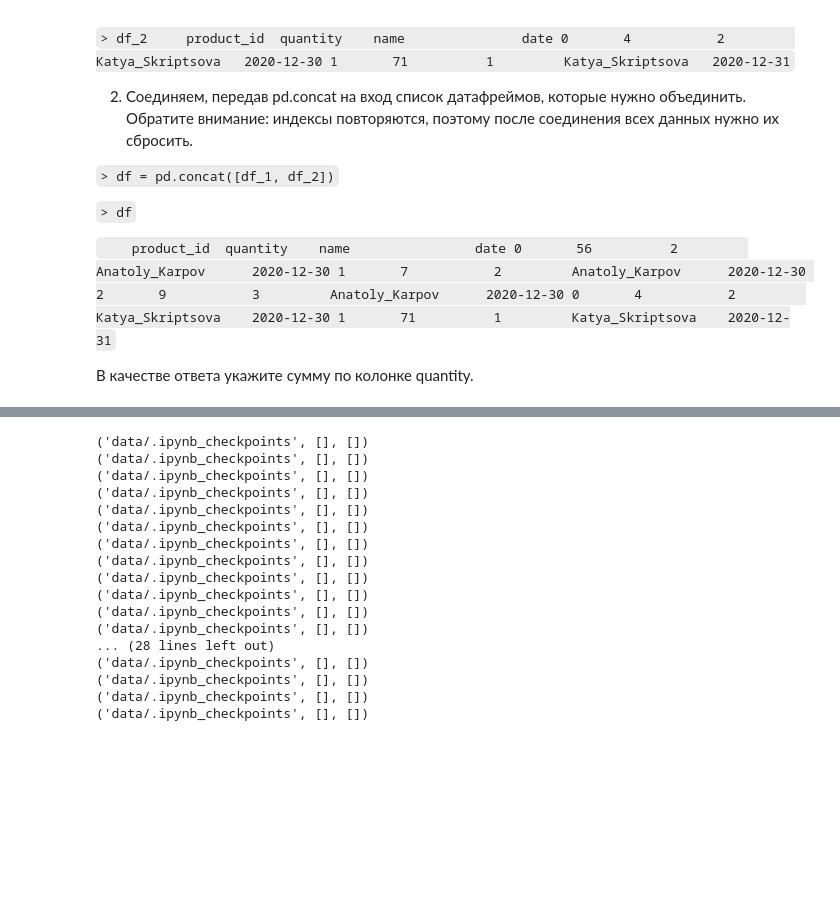
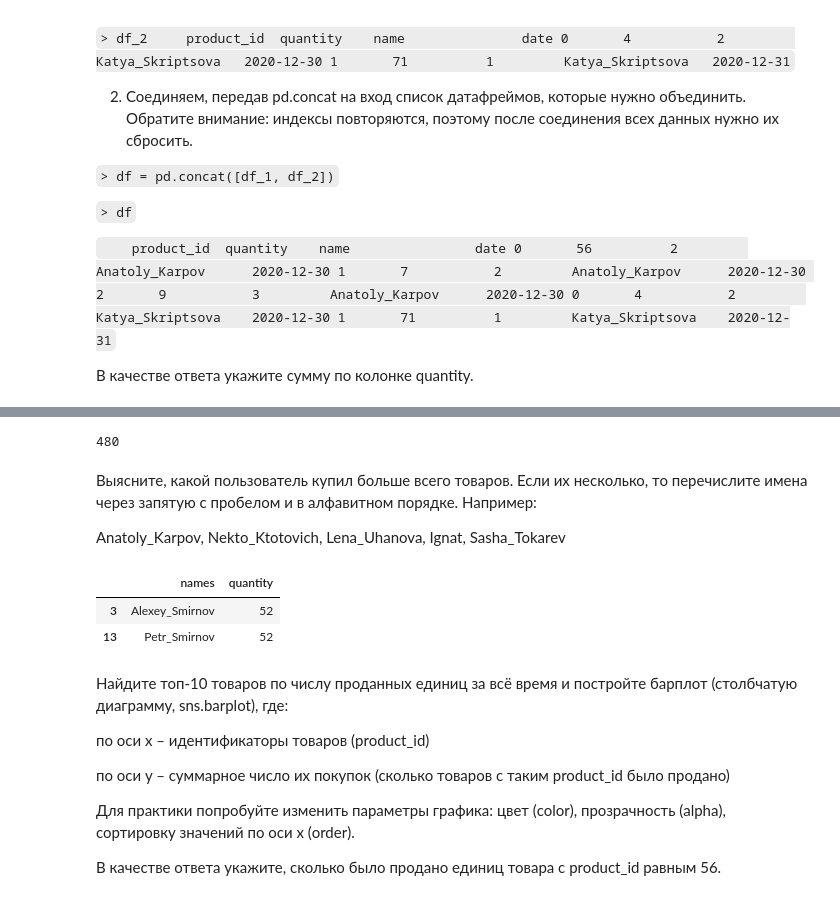
Before and after one commit to NXT26/karpov.courses, a Jupyter notebook: lesson4/mini-project_4.ipynb, the cells around one changed output, grey strips where cells are left out. Saved outputs shown, nothing was run; the diff lists cells and outputs as text; code cells hidden in the pictures; blank space fills up the shorter version.

```diff
--- a/lesson4/mini-project_4.ipynb
+++ b/lesson4/mini-project_4.ipynb
@@ -66,23 +40,0 @@ os.listdir("data")
-# %%
-dataframe = []
-for addres, dirs, files in os.walk("data"):
-    for name in files:
-        print(names)
-# %% [output]
-('data/.ipynb_checkpoints', [], [])
-('data/.ipynb_checkpoints', [], [])
-('data/.ipynb_checkpoints', [], [])
-('data/.ipynb_checkpoints', [], [])
-('data/.ipynb_checkpoints', [], [])
-('data/.ipynb_checkpoints', [], [])
-('data/.ipynb_checkpoints', [], [])
-('data/.ipynb_checkpoints', [], [])
-('data/.ipynb_checkpoints', [], [])
-('data/.ipynb_checkpoints', [], [])
-('data/.ipynb_checkpoints', [], [])
-('data/.ipynb_checkpoints', [], [])
-... (28 lines left out)
-('data/.ipynb_checkpoints', [], [])
-('data/.ipynb_checkpoints', [], [])
-('data/.ipynb_checkpoints', [], [])
-('data/.ipynb_checkpoints', [], [])
@@ -88,0 +46,15 @@ for addres, dirs, files in os.walk("data"):
+# %%
+dataframe = pd.DataFrame()
+for address, dirs, files in os.walk("data/"):
+    for names in files:
+        put = os.path.join(address, name)
+        df1 = pd.read_csv(put)
+        splited_way= put.split("/")
+        df1["names"]=splited_way[2]
+        df1["date"]=splited_way[1]
+        dataframe = pd.concat([dataframe,df1]).reset_index(drop=True)
+pd.DataFrame(dataframe)
+
+dataframe.quantity.sum()
+# %% [output]
+480
@@ -88,0 +63,23 @@ for addres, dirs, files in os.walk("data"):
+# %% [markdown]
+Выясните, какой пользователь купил больше всего товаров. Если их несколько, то перечислите имена через запятую с пробелом и в алфавитном порядке. Например:
+
+Anatoly_Karpov, Nekto_Ktotovich, Lena_Uhanova, Ignat, Sasha_Tokarev
+# %%
+dataframe.groupby("names", as_index=False)\
+    .agg({"quantity": "sum"})\
+    .sort_values(by="quantity", ascending=False)\
+    .head(2)
+# %% [output]
+|  | names | quantity |
+| 3 | Alexey_Smirnov | 52 |
+| 13 | Petr_Smirnov | 52 |
+# %% [markdown]
+Найдите топ-10 товаров по числу проданных единиц за всё время и постройте барплот (столбчатую диаграмму, sns.barplot), где:
+
+по оси x – идентификаторы товаров (product_id)
+
+по оси y – суммарное число их покупок (сколько товаров с таким product_id было продано)
+
+Для практики попробуйте изменить параметры графика: цвет (color), прозрачность (alpha), сортировку значений по оси х (order).
+
+В качестве ответа укажите, сколько было продано единиц товара с product_id равным 56.
```
Also changed, not shown: parts of 13 cells of this notebook.
